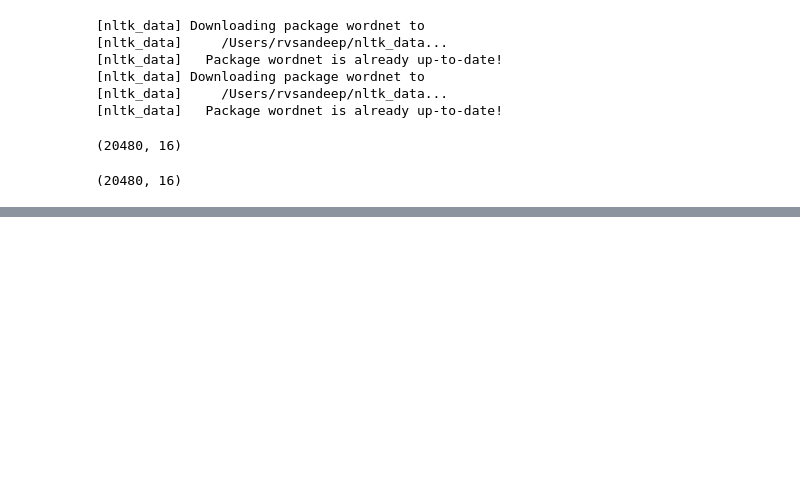
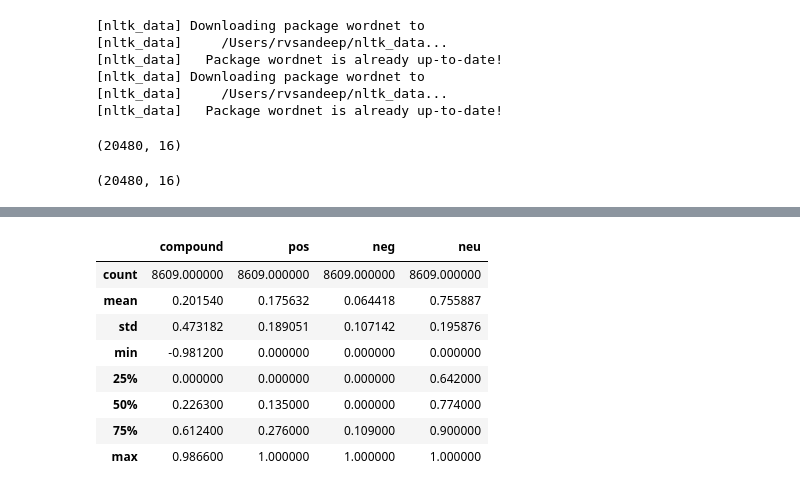
Before and after one commit to detectAna/detectAna, a Jupyter notebook: exploratory_analysis/data_analysis.ipynb, the cells around one changed output, grey strips where cells are left out. Cells and saved outputs as stored; diff of their text form; code cells hidden in the pictures; blank space fills up the shorter version.

```diff
--- a/exploratory_analysis/data_analysis.ipynb
+++ b/exploratory_analysis/data_analysis.ipynb
@@ -133,0 +206,12 @@ array([<matplotlib.axes._subplots.AxesSubplot object at 0x...>,
+# %%
+analysed_users[analysed_users['is_support'] =='No'][cols].describe()
+# %% [output]
+|  | compound | pos | neg | neu |
+| count | 8609.000000 | 8609.000000 | 8609.000000 | 8609.000000 |
+| mean | 0.201540 | 0.175632 | 0.064418 | 0.755887 |
+| std | 0.473182 | 0.189051 | 0.107142 | 0.195876 |
+| min | -0.981200 | 0.000000 | 0.000000 | 0.000000 |
+| 25% | 0.000000 | 0.000000 | 0.000000 | 0.642000 |
+| 50% | 0.226300 | 0.135000 | 0.000000 | 0.774000 |
+| 75% | 0.612400 | 0.276000 | 0.109000 | 0.900000 |
+| max | 0.986600 | 1.000000 | 1.000000 | 1.000000 |
```
Also changed, not shown: parts of 16 cells of this notebook.
